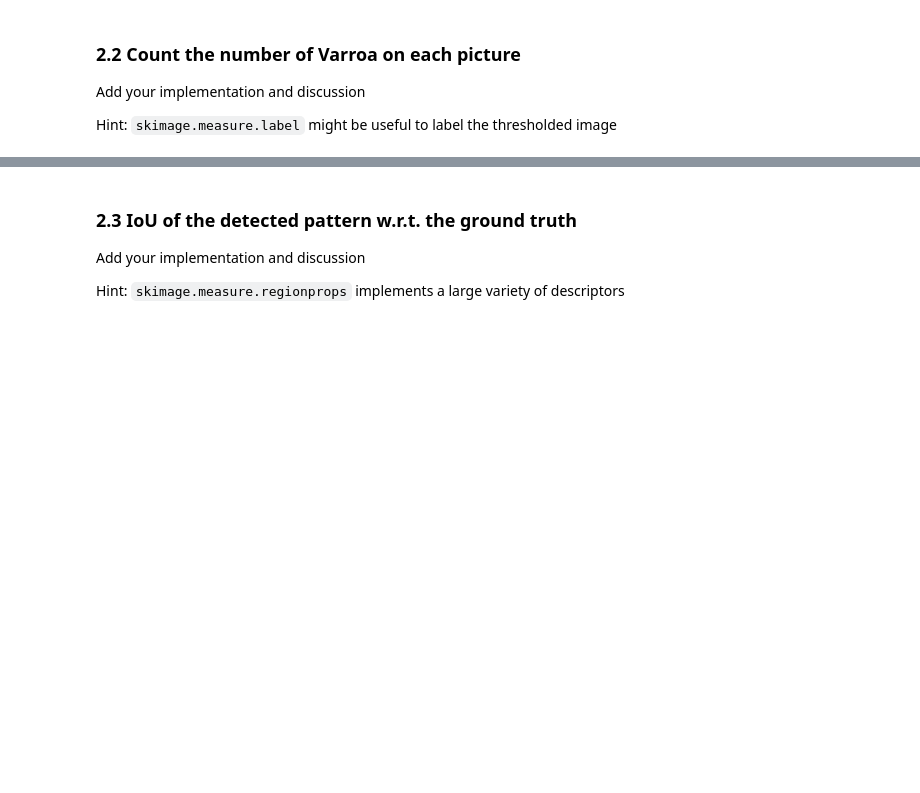
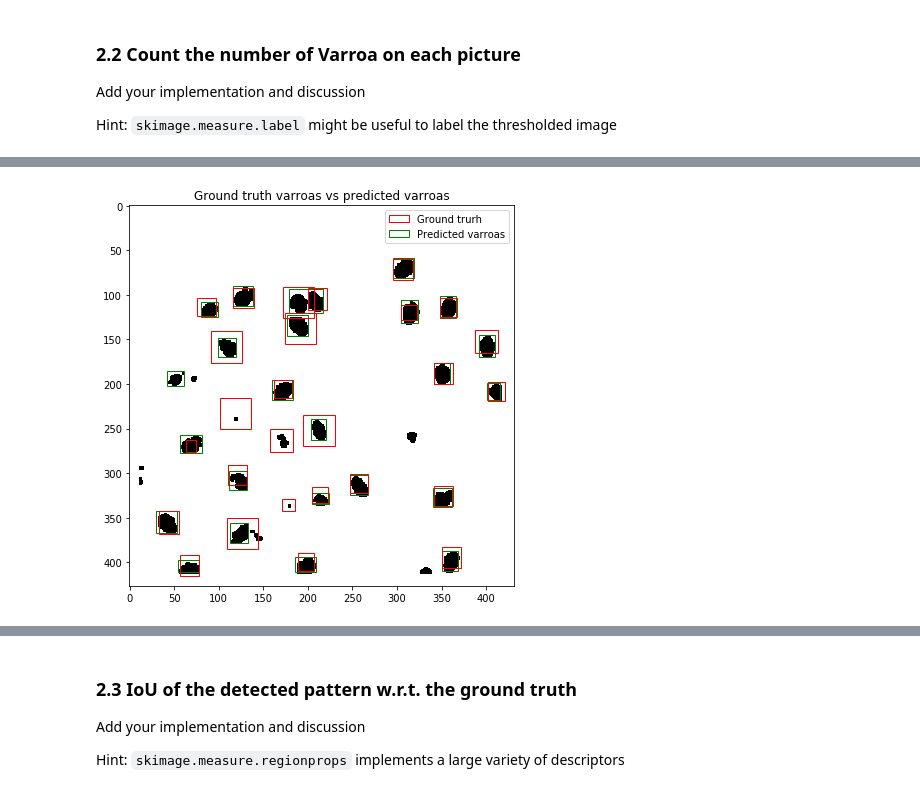
Before and after one commit to mfendri2/ImageAnalysisEPFL, a Jupyter notebook: Lab1_Image_seg/lab_01_segmentation.ipynb, the cells around one changed output, grey strips where cells are left out. Cells and saved outputs as stored; diff of their text form; code cells hidden in the pictures; blank space fills up the shorter version.

```diff
--- a/Lab1_Image_seg/lab_01_segmentation.ipynb
+++ b/Lab1_Image_seg/lab_01_segmentation.ipynb
@@ -470,0 +545,4 @@ for box in ground_truth4:
+# %%
+plot_predictedVsGround(im_2,ground_truth_2,varroa_box_2)
+# %% [output]
+[figure, added]
```
Also changed, not shown: parts of 28 cells of this notebook.
